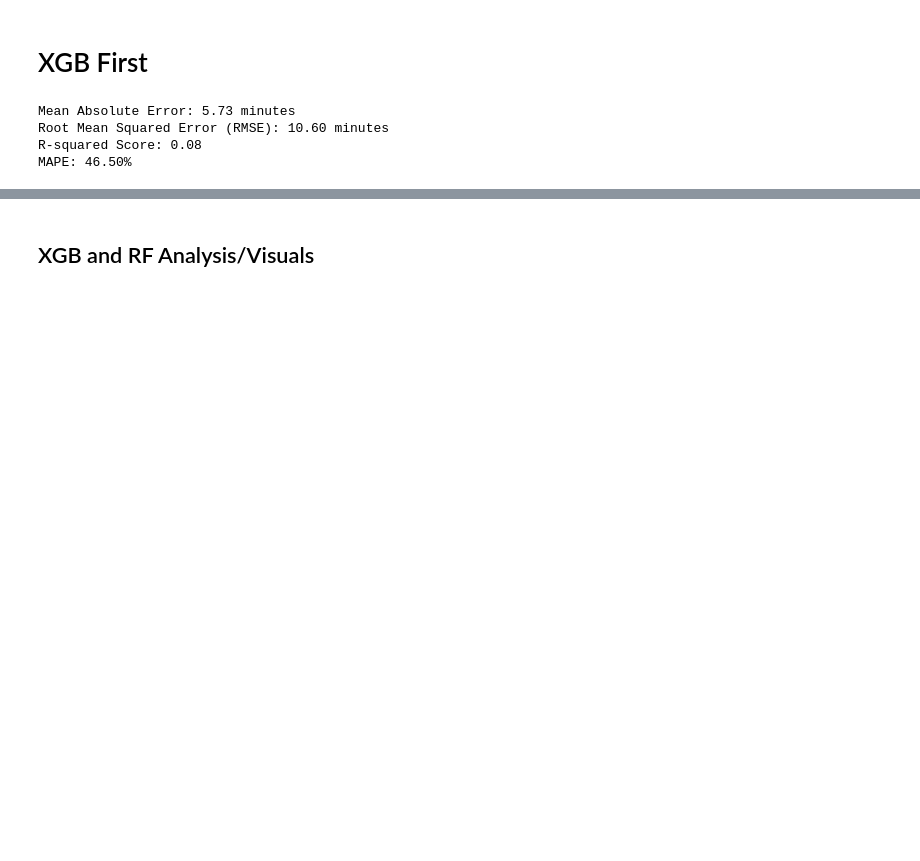
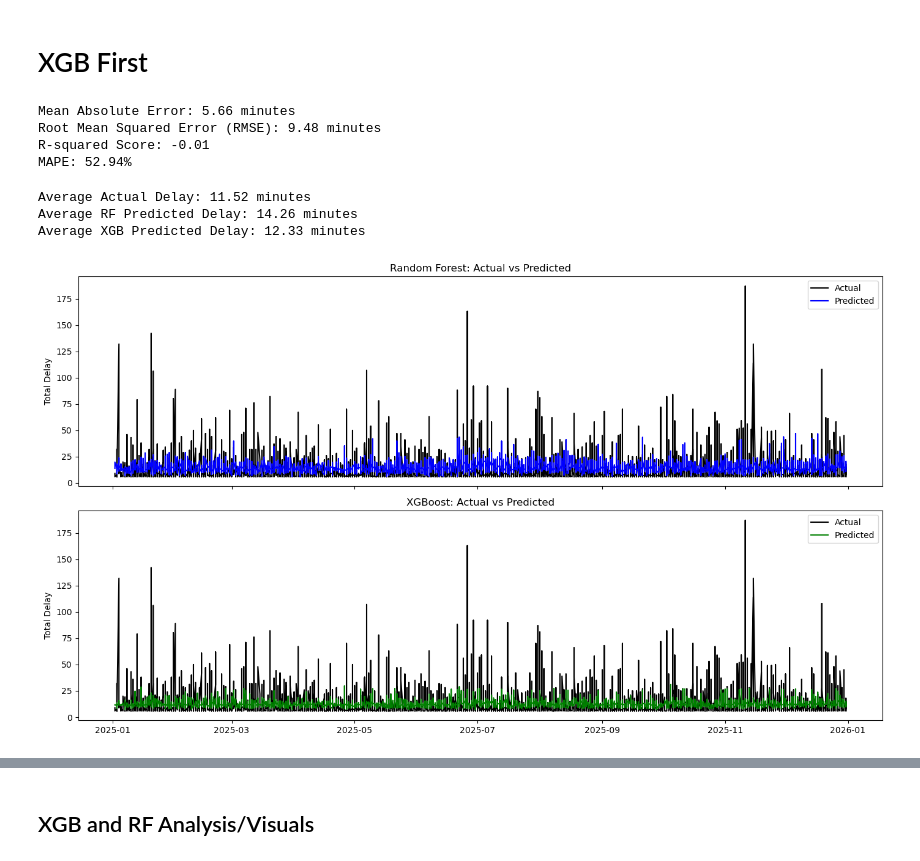
Before and after one commit to WSU-CS6580-Spring2026/Team-Hill-And-Friend, a Jupyter notebook: notebooks/Models.ipynb, the cells around one changed output, grey strips where cells are left out. Saved outputs shown, nothing was run; the diff lists cells and outputs as text; code cells hidden in the pictures; blank space fills up the shorter version.

Commit message:
Changed data into series instead of random split. Performed ablation studies. Created one workflow to test different combinations. Need to move bottom code to different notebook for comparison

```diff
--- a/notebooks/Models.ipynb
+++ b/notebooks/Models.ipynb
@@ -160,22 +206,69 @@ MAPE: 50.81%
 # %%
 #TODO
 # XGB Code
-
 xgb_model = xgb.XGBRegressor(objective='reg:squarederror', n_estimators=100, learning_rate=0.1, max_depth=5, random_state=42)
 
 xgb_model.fit(X_train, y_train)
 
-predictions = xgb_model.predict(X_test)
+predictions_xgb = xgb_model.predict(X_test)
 
-print(f"Mean Absolute Error: {mean_absolute_error(y_test, predictions):.2f} minutes")
-print(f"Root Mean Squared Error (RMSE): {np.sqrt(mean_squared_error(y_test, predictions)):.2f} minutes")
-print(f"R-squared Score: {r2_score(y_test, predictions):.2f}")
-mape = mean_absolute_percentage_error(y_test, predictions) * 100
+print(f"Mean Absolute Error: {mean_absolute_error(y_test, predictions_xgb):.2f} minutes")
+print(f"Root Mean Squared Error (RMSE): {np.sqrt(mean_squared_error(y_test, predictions_xgb)):.2f} minutes")
+print(f"R-squared Score: {r2_score(y_test, predictions_xgb):.2f}")
+mape = mean_absolute_percentage_error(y_test, predictions_xgb) * 100
 print(f"MAPE: {mape:.2f}%")
 # %% [output]
-Mean Absolute Error: 5.73 minutes
-Root Mean Squared Error (RMSE): 10.60 minutes
-R-squared Score: 0.08
-MAPE: 46.50%
+Mean Absolute Error: 5.66 minutes
+Root Mean Squared Error (RMSE): 9.48 minutes
+R-squared Score: -0.01
+MAPE: 52.94%
+# %%
+# Convert predictions and y_test to Series
+y_test_series = pd.Series(y_test)
+pred_rf_series = pd.Series(predictions_rf)
+pred_xgb_series = pd.Series(predictions_xgb)
+
+# Compute averages
+actual_avg = y_test_series.mean()
+rf_avg = pred_rf_series.mean()
+xgb_avg = pred_xgb_series.mean()
+
+print(f"Average Actual Delay: {actual_avg:.2f} minutes")
+print(f"Average RF Predicted Delay: {rf_avg:.2f} minutes")
+print(f"Average XGB Predicted Delay: {xgb_avg:.2f} minutes")
+# %% [output]
+Average Actual Delay: 11.52 minutes
+Average RF Predicted Delay: 14.26 minutes
+Average XGB Predicted Delay: 12.33 minutes
 # %%
-# Save model separately with .json file in src\Models\XGB
+fig, axes = plt.subplots(2, 1, figsize=(14, 8), sharex=True)
+
+# Convert predictions to pandas Series for easy slicing
+pred_rf_series = pd.Series(predictions_rf).reset_index(drop=True)
+pred_xgb_series = pd.Series(predictions_xgb).reset_index(drop=True)
+y_test_series = y_test.reset_index(drop=True)
+
+# Slice the last 11,000 entries (Approx 2025)
+dates_last = dates_test.tail(11000)
+y_test_last = y_test_series.tail(11000)
+pred_rf_last = pred_rf_series.tail(11000)
+pred_xgb_last = pred_xgb_series.tail(11000)
+
+# Random Forest
+axes[0].plot(dates_last, y_test_last, label="Actual", color="black")
+axes[0].plot(dates_last, pred_rf_last, label="Predicted", color="blue")
+axes[0].set_title("Random Forest: Actual vs Predicted")
+axes[0].set_ylabel("Total Delay")
+axes[0].legend()
+
+# XGBoost
+axes[1].plot(dates_last, y_test_last, label="Actual", color="black")
+axes[1].plot(dates_last, pred_xgb_last, label="Predicted", color="green")
+axes[1].set_title("XGBoost: Actual vs Predicted")
+axes[1].set_ylabel("Total Delay")
+axes[1].legend()
+
+plt.tight_layout()
+plt.show()
+# %% [output]
+[figure, added]
```
Also changed, not shown: parts of 48 cells of this notebook, 1 other file.
